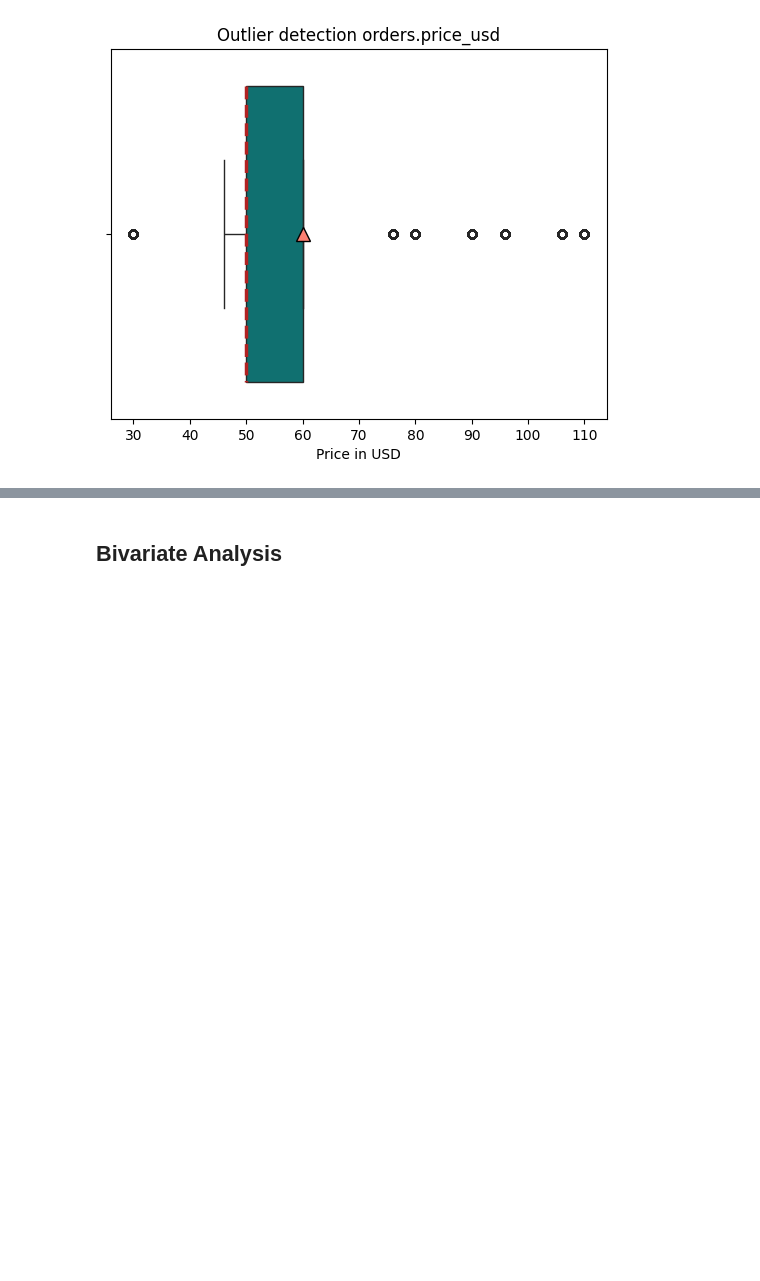
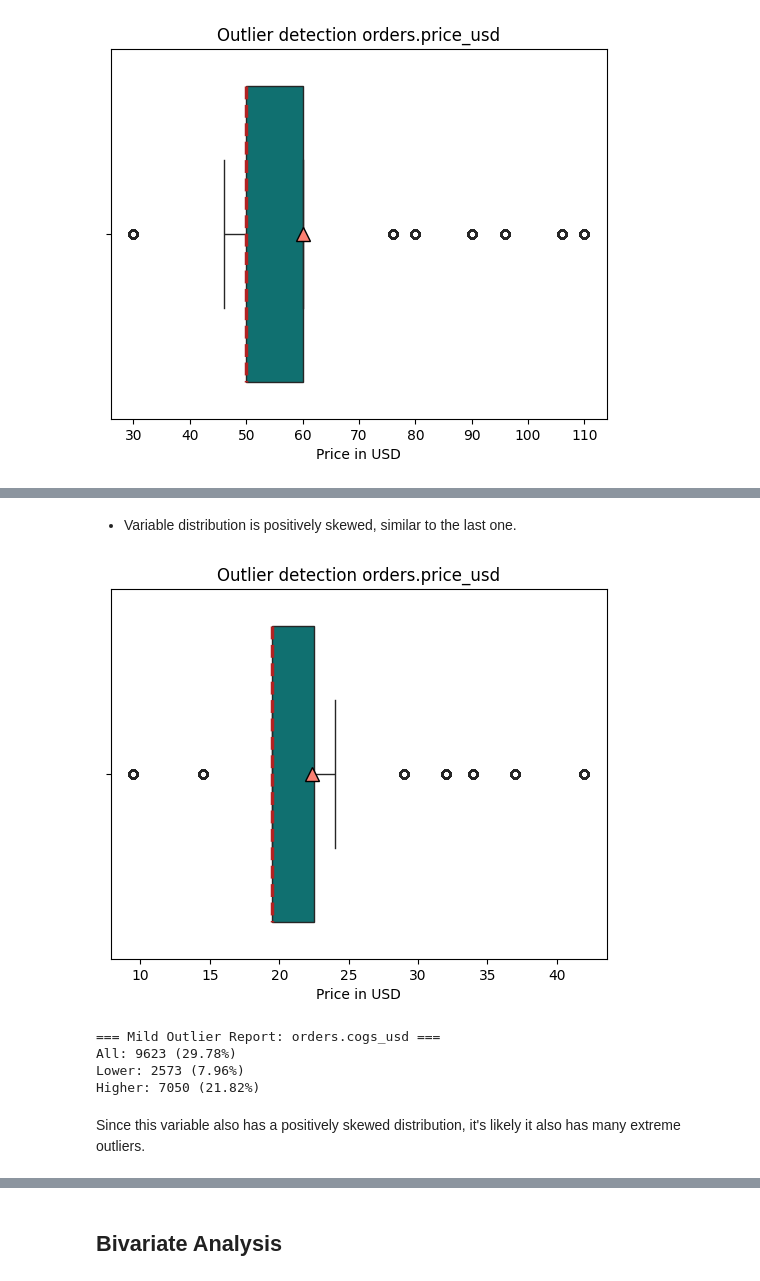
Before and after one commit to efrenchavez/2026_01_Toy_Store_E-Commerce, a Jupyter notebook: jupyter/eda.ipynb, the cells around one changed output, grey strips where cells are left out. Cells and saved outputs as stored; diff of their text form; code cells hidden in the pictures; blank space fills up the shorter version.

```diff
--- a/jupyter/eda.ipynb
+++ b/jupyter/eda.ipynb
@@ -396,0 +593,27 @@ All: 8246 (25.52%)
+# %% [markdown]
+* Variable distribution is positively skewed, similar to the last one.
+# %%
+sns.boxplot(x=orders['cogs_usd'],
+            color='teal',
+            medianprops={'color':'firebrick',
+                         'linestyle':'--',
+                         'linewidth':'2.5'},
+            showmeans=True,
+            meanprops={'markerfacecolor':'salmon',
+                       'markeredgecolor':'black',
+                       'markersize':'10'})
+plt.xlabel('Price in USD')
+plt.title('Outlier detection orders.price_usd')
+plt.show()
+# %% [output]
+[figure, added]
+# %%
+# Identify outliers
+aux.quick_outlier_report(orders, 'orders', 'cogs_usd')
+# %% [output]
+=== Mild Outlier Report: orders.cogs_usd ===
+All: 9623 (29.78%)
+Lower: 2573 (7.96%)
+Higher: 7050 (21.82%)
+# %% [markdown]
+Since this variable also has a positively skewed distribution, it's likely it also has many extreme outliers.
```
Also changed, not shown: parts of 67 cells of this notebook, 1 other file.
